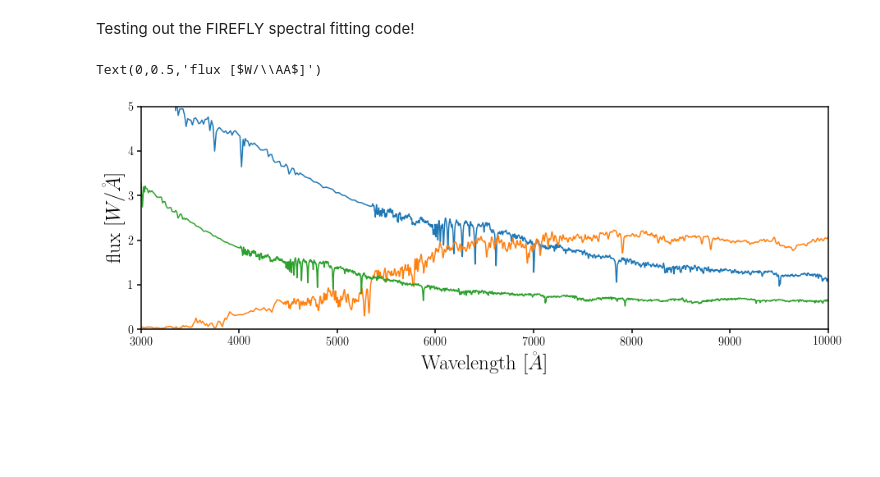
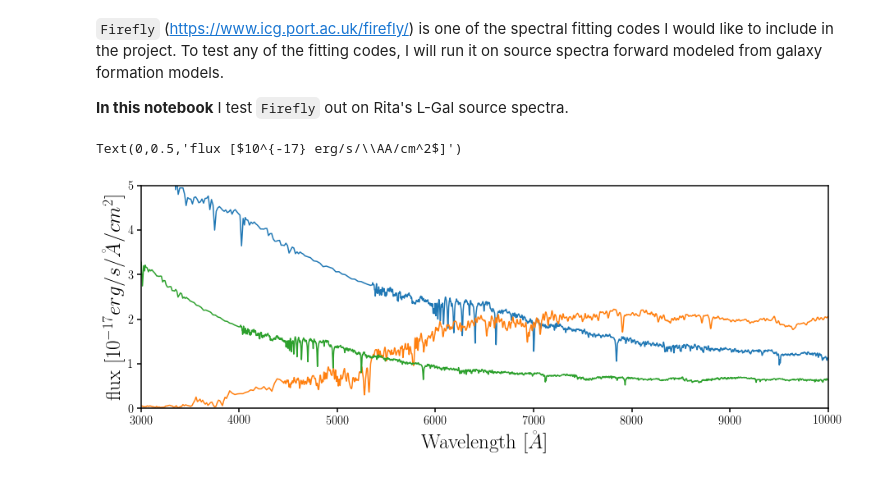
Before and after one commit to changhoonhahn/FOMOspec, a Jupyter notebook: notebook/local_firefly.ipynb, the cells around one changed output. Drawn from its saved outputs; the diff is of its cells as text; code cells hidden in the pictures; blank space fills up the shorter version.

```diff
--- a/notebook/local_firefly.ipynb
+++ b/notebook/local_firefly.ipynb
@@ -1,5 +1,12 @@
-# %% [markdown]
-Testing out the FIREFLY spectral fitting code!
+# %% [markdown]
+`Firefly` (https://www.icg.port.ac.uk/firefly/) is one of the
+spectral fitting codes I would like to include in the project.
+To test any of the fitting codes, I will run it on source
+spectra forward modeled from galaxy formation models.
+
+
+__In this notebook__ I test `Firefly` out on Rita's L-Gal source
+spectra.
 # %%
 import numpy as np
 from astropy.io import fits
@@ -48,13 +48,13 @@ def SpecDESI(galid):
 # %%
 fig = plt.figure(figsize=(15,5))
 sub = fig.add_subplot(111)
 for idd in [101314, 253044, 10924]:
     spec_in = SpecInput(idd)
     sub.plot(spec_in['wave'], spec_in['flux_dust_nonoise'])
 sub.set_xlim([3e3, 1e4])
 sub.set_xlabel('Wavelength [$\AA$]', fontsize=25)
 sub.set_ylim([0., 5])
-sub.set_ylabel('flux [$W/\AA$]', fontsize=25)
+sub.set_ylabel('flux [$10^{-17} erg/s/\AA/cm^2$]', fontsize=25)
 # %% [output]
-Text(0,0.5,'flux [$W/\\AA$]')
+Text(0,0.5,'flux [$10^{-17} erg/s/\\AA/cm^2$]')
-[figure, old version]
+[figure, new version]
```
Also changed, not shown: parts of 2 cells of this notebook, 1 other file.
